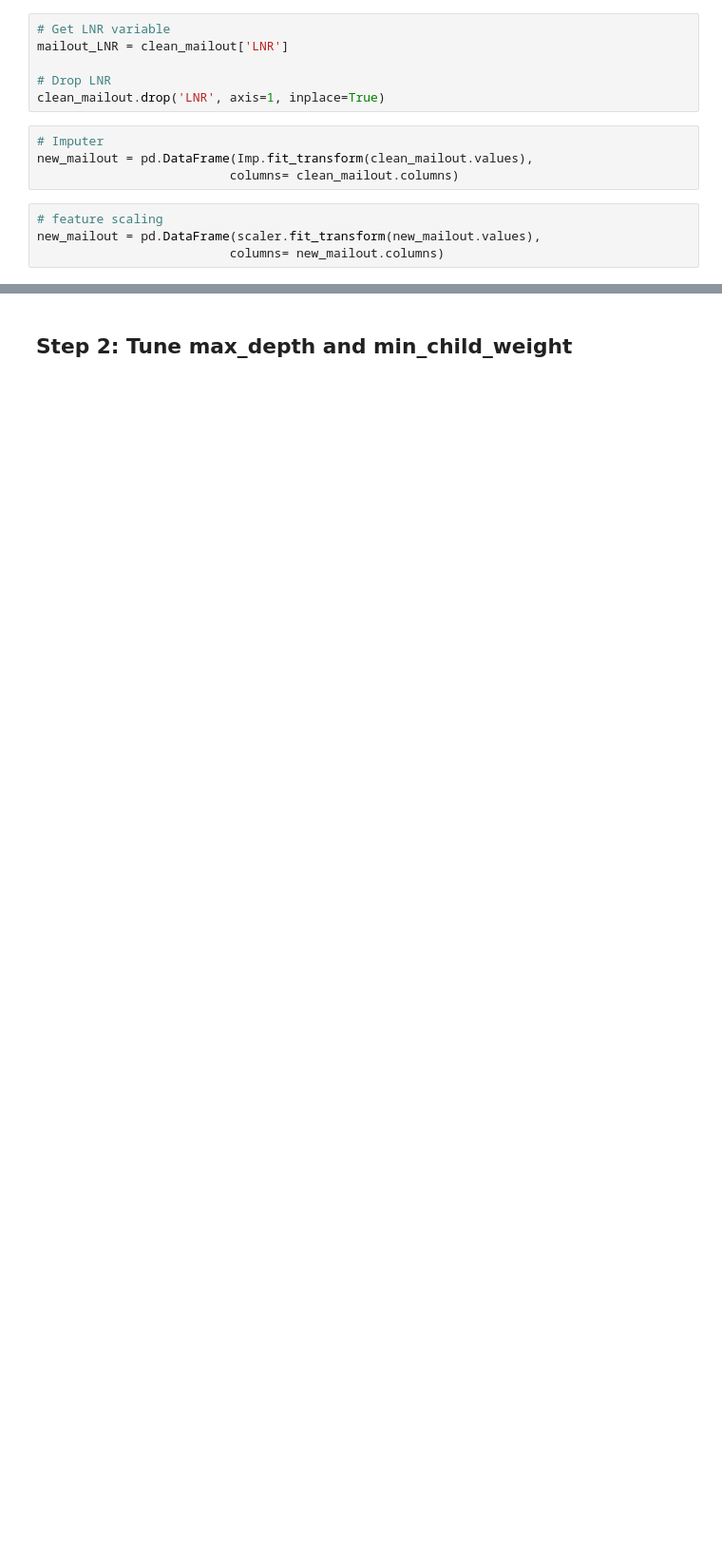
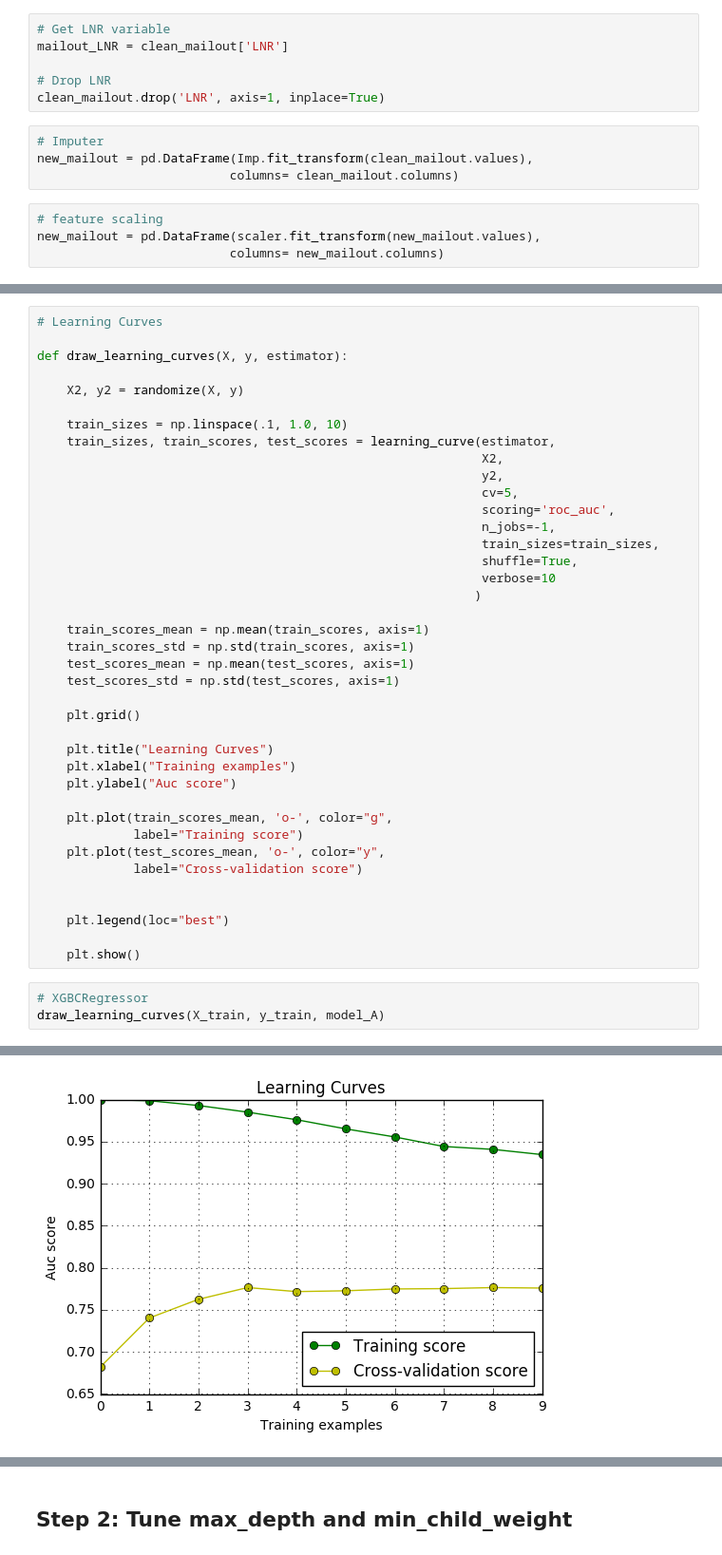
Before and after one commit to Jaouadeddadsi/DSND-Bertelsmann-Arvato-Project, a Jupyter notebook: Arvato_Project_Workbook.ipynb, the cells around one changed output, grey strips where cells are left out. Shown: that part at 95% size. Cells and saved outputs as stored; diff of their text form; blank space fills up the shorter version.

Commit message:
feat: Finish the supervised learning

```diff
--- a/Arvato_Project_Workbook.ipynb
+++ b/Arvato_Project_Workbook.ipynb
@@ -1402,0 +1366,43 @@ AUC
+# %%
+# Learning Curves
+
+def draw_learning_curves(X, y, estimator):
+
+    X2, y2 = randomize(X, y)
+
+    train_sizes = np.linspace(.1, 1.0, 10)
+    train_sizes, train_scores, test_scores = learning_curve(estimator,
+                                                            X2,
+                                                            y2,
+                                                            cv=5,
+                                                            scoring='roc_auc',
+                                                            n_jobs=-1,
+                                                            train_sizes=train_sizes,
+                                                            shuffle=True,
+                                                            verbose=10
+                                                           )
+
+    train_scores_mean = np.mean(train_scores, axis=1)
+    train_scores_std = np.std(train_scores, axis=1)
+    test_scores_mean = np.mean(test_scores, axis=1)
+    test_scores_std = np.std(test_scores, axis=1)
+
+    plt.grid()
+
+    plt.title("Learning Curves")
+    plt.xlabel("Training examples")
+    plt.ylabel("Auc score")
+
+    plt.plot(train_scores_mean, 'o-', color="g",
+             label="Training score")
+    plt.plot(test_scores_mean, 'o-', color="y",
+             label="Cross-validation score")
+
+
+    plt.legend(loc="best")
+
+    plt.show()
+# %%
+# XGBCRegressor
+draw_learning_curves(X_train, y_train, model_A)
+# %% [output]
@@ -1402,0 +1420 @@ AUC
+[figure, added]
```
Also changed, not shown: parts of 55 cells of this notebook, 1 other file.
